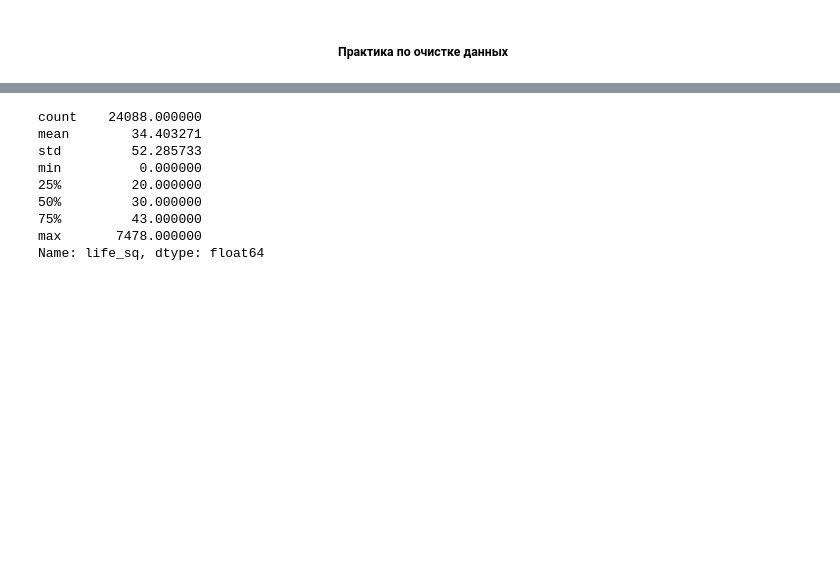
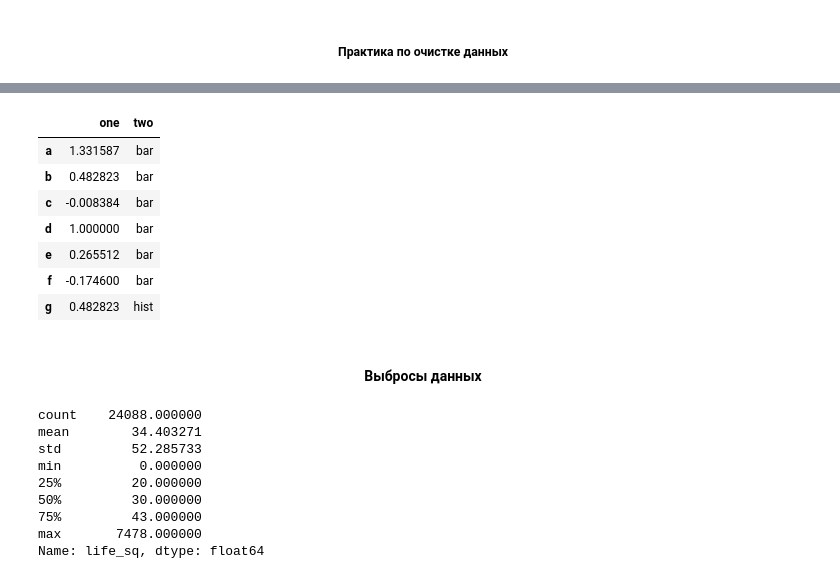
Before and after one commit to DenisMaltsev76/DM_76, a Jupyter notebook: Skillfactory/PY_14_Очистка данных/Очистка данных.ipynb, the cells around one changed output, grey strips where cells are left out. Cells and saved outputs as stored; diff of their text form; code cells hidden in the pictures; blank space fills up the shorter version.

```diff
--- a/Skillfactory/PY_14_Очистка данных/Очистка данных.ipynb
+++ b/Skillfactory/PY_14_Очистка данных/Очистка данных.ipynb
@@ -522,3 +553,24 @@ print(combine_data.shape)
+# %%
+
+thresh = df.shape[0]*0.5
+df = df.dropna(thresh=thresh, axis=1)
+thresh2 = df.shape[1] - 2
+df = df.dropna(thresh=thresh2, axis=0)
+df = df.fillna({
+    'one': df['one'].mean(),
+    'two': df['two'].mode()[0]})
+display(df)
+# %% [output]
+|  | one | two |
+| a | 1.331587 | bar |
+| b | 0.482823 | bar |
+| c | -0.008384 | bar |
+| d | 1.000000 | bar |
+| e | 0.265512 | bar |
+| f | -0.174600 | bar |
+| g | 0.482823 | hist |
+# %% [markdown]
+#### <center> Выбросы данных
 # %%
 sber_data['life_sq'].describe()
 # %% [output]
```
Also changed, not shown: parts of 2 cells of this notebook.
